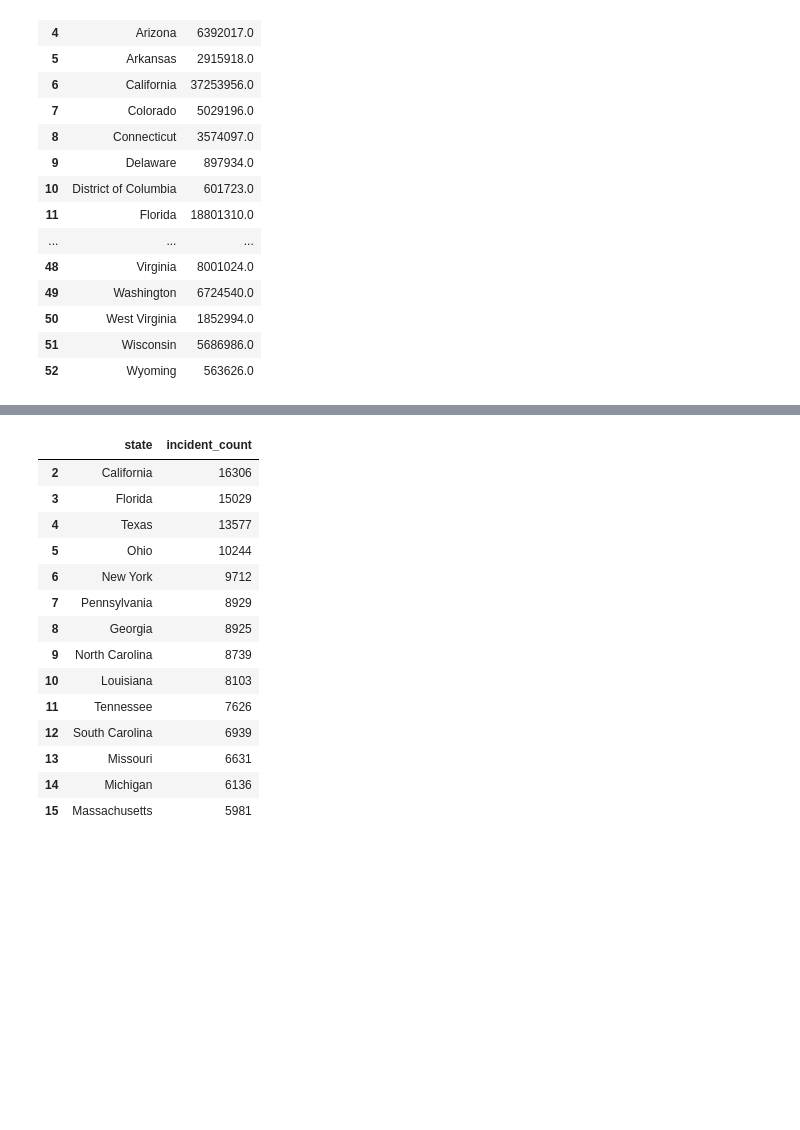
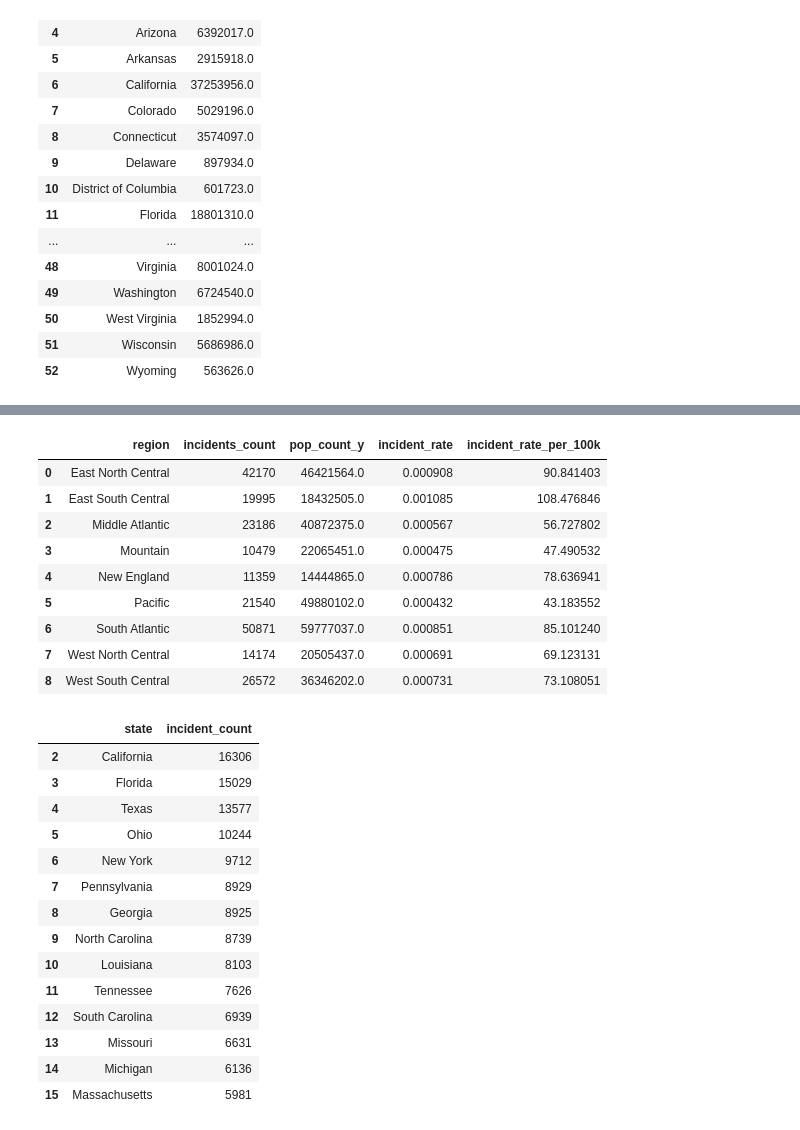
Before and after one commit to vivianndo/ads508_gunviolence, a Jupyter notebook: project.ipynb, the cells around one changed output, grey strips where cells are left out. Cells and saved outputs as stored; diff of their text form; code cells hidden in the pictures; blank space fills up the shorter version.

```diff
--- a/project.ipynb
+++ b/project.ipynb
@@ -786,0 +811,15 @@ dtype: int64
+# %%
+# Create a dictionary that maps states to geographical divisions
+state_regions = {
+                 'New England': ['Connecticut', 'Maine', 'Massachusetts', 'New Hampshire', 'Rhode Island', 'Vermont'],
+                 'Middle Atlantic': ['New Jersey', 'New York', 'Pennsylvania'],
+                 'East North Central': ['Illinois', 'Indiana', 'Michigan', 'Ohio', 'Wisconsin'],
+                 'West North Central': ['Iowa', 'Kansas', 'Minnesota', 'Missouri', 'Nebraska', 'North Dakota', 'South Dakota'],
+                 'South Atlantic': ['Delaware', 'District of Columbia', 'Florida', 'Georgia', 'Maryland', 'North Carolina', 'South Carolina', 'Virginia', 'West Virginia'],
+                 'East South Central': ['Alabama', 'Kentucky', 'Mississippi', 'Tennessee'],
+                 'West South Central': ['Arkansas', 'Louisiana', 'Oklahoma', 'Texas'],
+                 'Mountain': ['Arizona', 'Colorado', 'Idaho', 'Montana', 'Nevada', 'New Mexico', 'Utah', 'Wyoming'],
+                 'Pacific': ['Alaska', 'California', 'Hawaii', 'Oregon', 'Washington']}
+
+# Map the state names to geographical divisions and create a new 'region' column in the dataframe
+df['region'] = df['state'].map({state: region for region, states in state_regions.items() for state in states})
@@ -808,3 +849,11 @@ state_pop
 | 50 | West Virginia | 1852994.0 |
 | 51 | Wisconsin | 5686986.0 |
 | 52 | Wyoming | 563626.0 |
+# %%
+# incident count by region
+
+# Group the dataframe by 'region' and count the number of records in each group
+region_counts = df.groupby('region').size().reset_index(name='incidents_count')
+
+# Print the counts for each region
+print(region_counts)
@@ -810,0 +871,9 @@ state_pop
+# %%
+## adjust for population
+
+#add 'region' to population table
+state_pop['region'] = state_pop['stname'].map({state: region for region, states in state_regions.items() for state in states})
+
+# Group the dataframe by 'region' and count the number of records in each group
+region_pop = state_pop.groupby('region').sum()
+region_pop
@@ -811,3 +892,22 @@ state_pop
+# %%
+# adjust incident count by population per region
+
+merged_region=pd.merge(region_counts, region_pop, on='region')
+merged_region=merged_region.drop('pop_count_x', axis=1)
+merged_region['incident_rate']=merged_region['incidents_count']/merged_region['pop_count_y']
+merged_region['incident_rate_per_100k']=merged_region['incident_rate']*100000
+merged_region
+# %% [output]
+|  | region | incidents_count | pop_count_y | incident_rate | incident_rate_per_100k |
+| 0 | East North Central | 42170 | 46421564.0 | 0.000908 | 90.841403 |
+| 1 | East South Central | 19995 | 18432505.0 | 0.001085 | 108.476846 |
+| 2 | Middle Atlantic | 23186 | 40872375.0 | 0.000567 | 56.727802 |
+| 3 | Mountain | 10479 | 22065451.0 | 0.000475 | 47.490532 |
+| 4 | New England | 11359 | 14444865.0 | 0.000786 | 78.636941 |
+| 5 | Pacific | 21540 | 49880102.0 | 0.000432 | 43.183552 |
+| 6 | South Atlantic | 50871 | 59777037.0 | 0.000851 | 85.101240 |
+| 7 | West North Central | 14174 | 20505437.0 | 0.000691 | 69.123131 |
+| 8 | West South Central | 26572 | 36346202.0 | 0.000731 | 73.108051 |
 # %%
 #show top 15 states w/ highest incident count
 statement="SELECT state, count(*) as incident_count from ads508.gun_violence GROUP BY state ORDER BY count(*) DESC"
```
Also changed, not shown: parts of 6 cells of this notebook.
